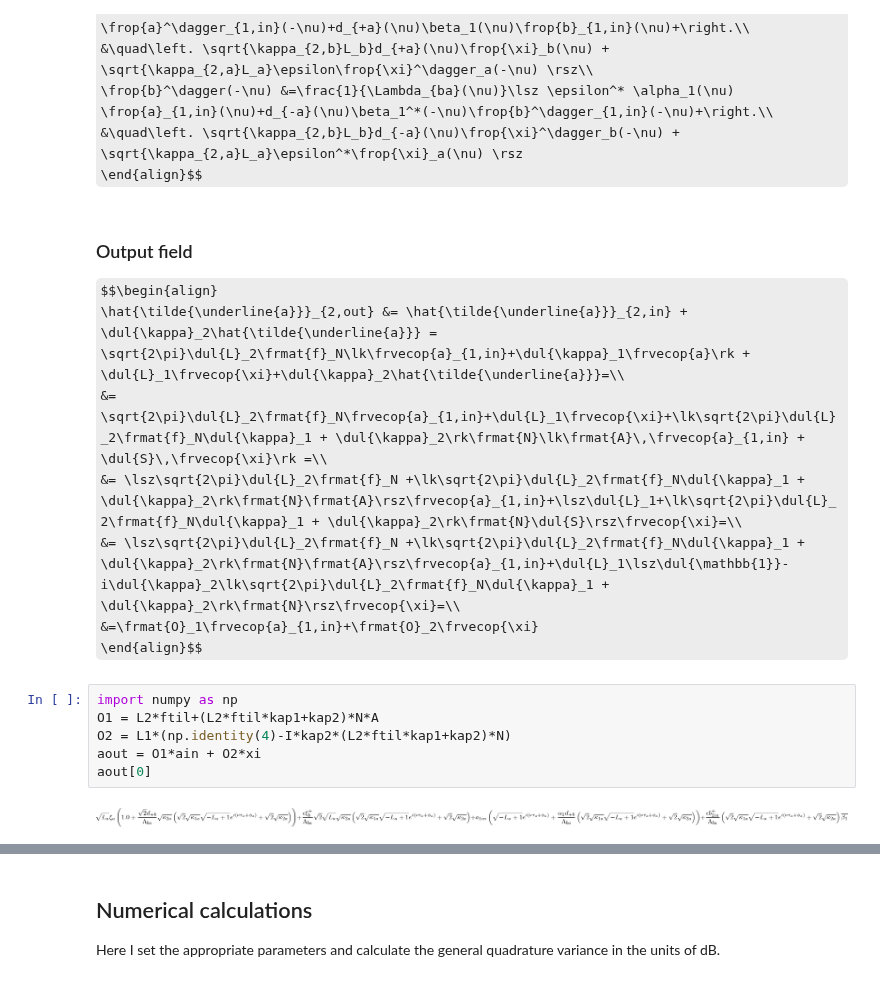
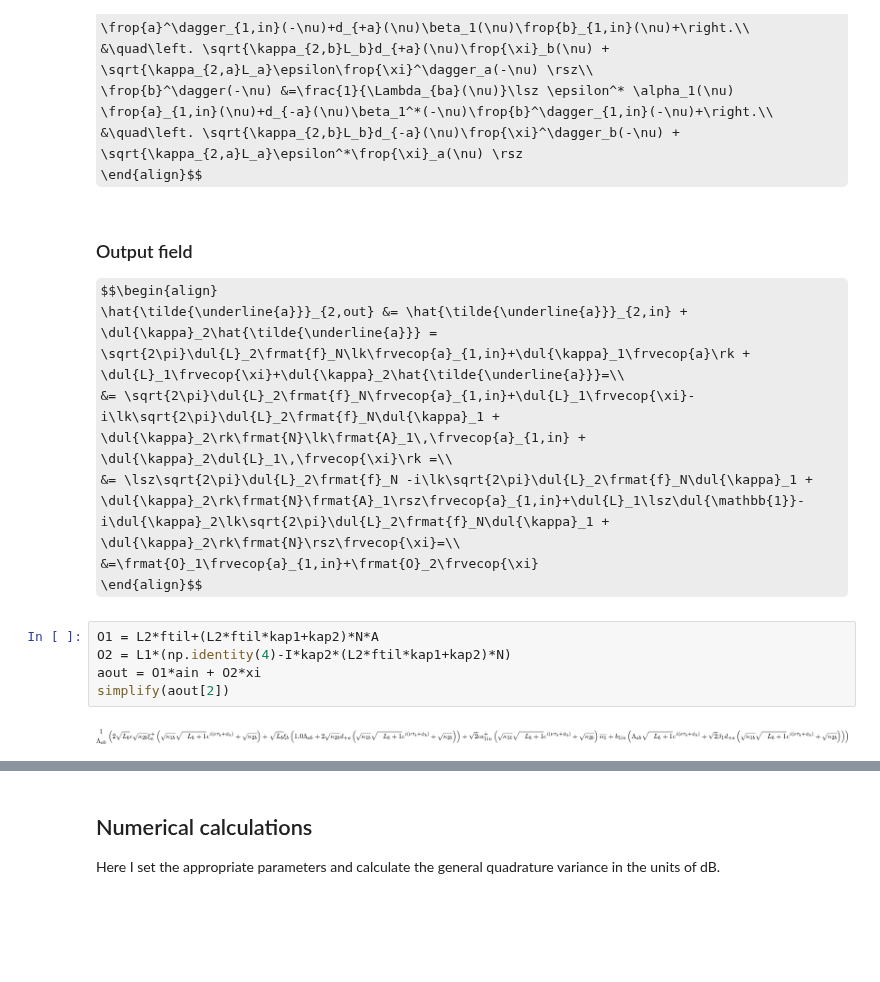
Before and after one commit to nemetniki/General-linear-model, a Jupyter notebook: NDPA.ipynb, the cells around one changed output, grey strips where cells are left out. Cells and saved outputs as stored; diff of their text form; some formulas as TeX source; blank space fills up the shorter version.

```diff
--- a/NDPA.ipynb
+++ b/NDPA.ipynb
@@ -99,19 +99,17 @@ $$\begin{align}
 ### Output field
 $$\begin{align}
 \hat{\tilde{\underline{a}}}_{2,out} &= \hat{\tilde{\underline{a}}}_{2,in} + \dul{\kappa}_2\hat{\tilde{\underline{a}}} = \sqrt{2\pi}\dul{L}_2\frmat{f}_N\lk\frvecop{a}_{1,in}+\dul{\kappa}_1\frvecop{a}\rk + \dul{L}_1\frvecop{\xi}+\dul{\kappa}_2\hat{\tilde{\underline{a}}}=\\
-&= \sqrt{2\pi}\dul{L}_2\frmat{f}_N\frvecop{a}_{1,in}+\dul{L}_1\frvecop{\xi}+\lk\sqrt{2\pi}\dul{L}_2\frmat{f}_N\dul{\kappa}_1 + \dul{\kappa}_2\rk\frmat{N}\lk\frmat{A}\,\frvecop{a}_{1,in} + \dul{S}\,\frvecop{\xi}\rk =\\
-&= \lsz\sqrt{2\pi}\dul{L}_2\frmat{f}_N +\lk\sqrt{2\pi}\dul{L}_2\frmat{f}_N\dul{\kappa}_1 + \dul{\kappa}_2\rk\frmat{N}\frmat{A}\rsz\frvecop{a}_{1,in}+\lsz\dul{L}_1+\lk\sqrt{2\pi}\dul{L}_2\frmat{f}_N\dul{\kappa}_1 + \dul{\kappa}_2\rk\frmat{N}\dul{S}\rsz\frvecop{\xi}=\\
-&= \lsz\sqrt{2\pi}\dul{L}_2\frmat{f}_N +\lk\sqrt{2\pi}\dul{L}_2\frmat{f}_N\dul{\kappa}_1 + \dul{\kappa}_2\rk\frmat{N}\frmat{A}\rsz\frvecop{a}_{1,in}+\dul{L}_1\lsz\dul{\mathbb{1}}-i\dul{\kappa}_2\lk\sqrt{2\pi}\dul{L}_2\frmat{f}_N\dul{\kappa}_1 + \dul{\kappa}_2\rk\frmat{N}\rsz\frvecop{\xi}=\\
+&= \sqrt{2\pi}\dul{L}_2\frmat{f}_N\frvecop{a}_{1,in}+\dul{L}_1\frvecop{\xi}-i\lk\sqrt{2\pi}\dul{L}_2\frmat{f}_N\dul{\kappa}_1 + \dul{\kappa}_2\rk\frmat{N}\lk\frmat{A}_1\,\frvecop{a}_{1,in} + \dul{\kappa}_2\dul{L}_1\,\frvecop{\xi}\rk =\\
+&= \lsz\sqrt{2\pi}\dul{L}_2\frmat{f}_N -i\lk\sqrt{2\pi}\dul{L}_2\frmat{f}_N\dul{\kappa}_1 + \dul{\kappa}_2\rk\frmat{N}\frmat{A}_1\rsz\frvecop{a}_{1,in}+\dul{L}_1\lsz\dul{\mathbb{1}}-i\dul{\kappa}_2\lk\sqrt{2\pi}\dul{L}_2\frmat{f}_N\dul{\kappa}_1 + \dul{\kappa}_2\rk\frmat{N}\rsz\frvecop{\xi}=\\
 &=\frmat{O}_1\frvecop{a}_{1,in}+\frmat{O}_2\frvecop{\xi}
 \end{align}$$
 # %%
-import numpy as np
 O1 = L2*ftil+(L2*ftil*kap1+kap2)*N*A
 O2 = L1*(np.identity(4)-I*kap2*(L2*ftil*kap1+kap2)*N)
 aout = O1*ain + O2*xi
-aout[0]
+simplify(aout[2])
 # %% [output]
-[figure, old version]
+[figure, new version]
 # %% [markdown]
 Therefore the output fields have the following expressions:
 $$\begin{align}
```
Also changed, not shown: parts of 18 cells of this notebook, 2 other files.
